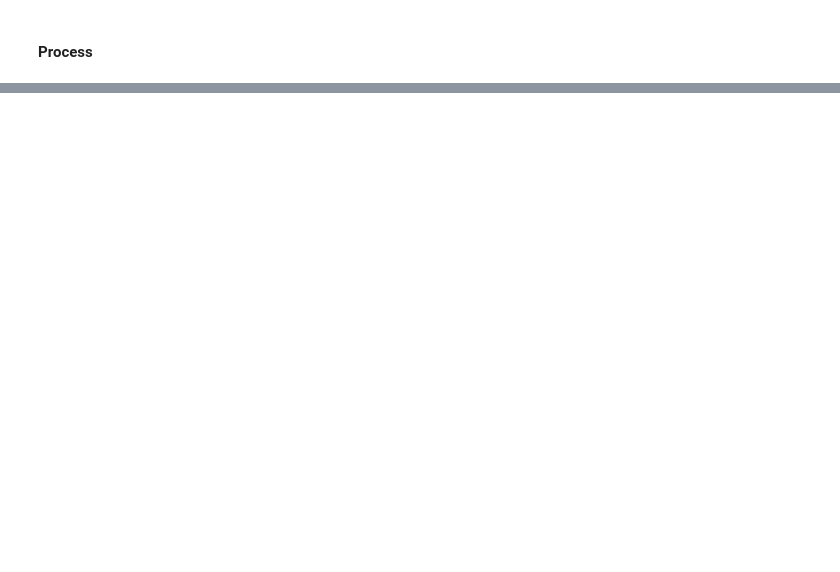
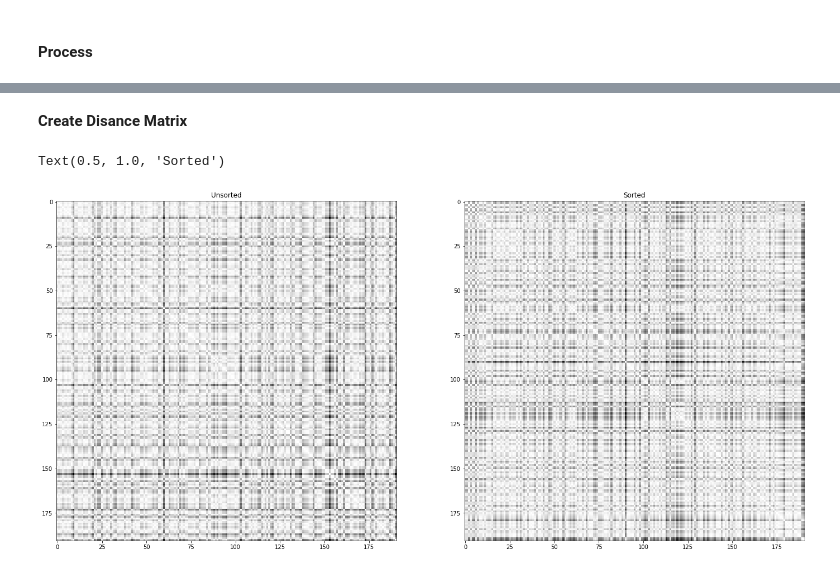
Before and after one commit to laxmilearn/ml_playground, a Jupyter notebook: src/st_mpnet_basev2_play.ipynb, the cells around one changed output, grey strips where cells are left out. Cells and saved outputs as stored; diff of their text form; code cells hidden in the pictures; blank space fills up the shorter version.

```diff
--- a/src/st_mpnet_basev2_play.ipynb
+++ b/src/st_mpnet_basev2_play.ipynb
@@ -139,0 +147,16 @@ ax.legend(bbox_to_anchor=(1.1, 1), loc=2, borderaxespad=0.0)
+# %% [markdown]
+**Create Disance Matrix**
+# %%
+distance_matrix = pkg_metrics.pairwise_distances(train_df[["speech_embeddings"]], metric='euclidean')
+author_sorted_train_df = train_df.sort_values(by=["Author"])
+sorted_distance_matrix = pkg_metrics.pairwise_distances(author_sorted_train_df[["speech_embeddings"]], metric='euclidean')
+
+fig, ax = pkg_plot.subplots(1,2, figsize=(24, 16))
+ax[0].imshow(distance_matrix, 'Greys')
+ax[0].set_title("Unsorted")
+
+ax[1].imshow(sorted_distance_matrix, 'Greys')
+ax[1].set_title("Sorted")
+# %% [output]
+Text(0.5, 1.0, 'Sorted')
+[figure, added]
```
Also changed, not shown: parts of 15 cells of this notebook, 2 other files.
